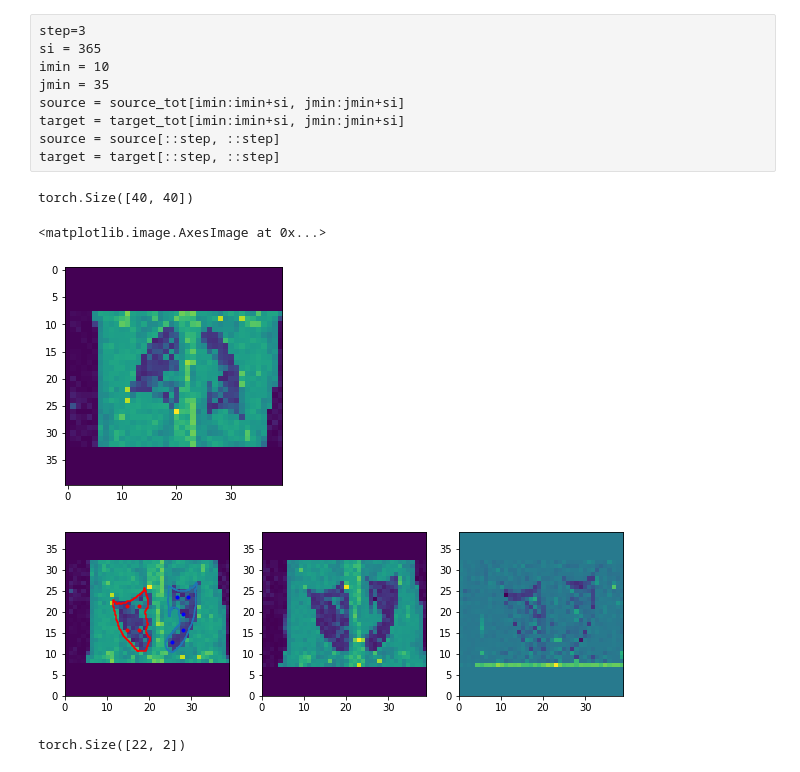
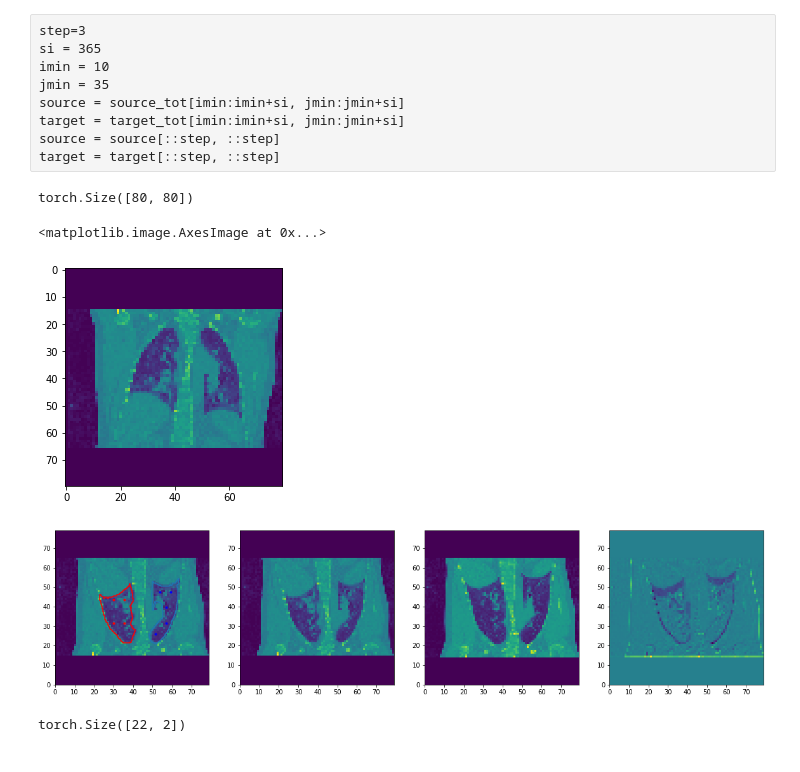
Before and after one commit to bgris/implicitmodules, a Jupyter notebook: script/torch/ImageMatching_Multishape.ipynb, the cells around one changed output. Drawn from its saved outputs; the diff is of its cells as text; code cells hidden in the pictures.

```diff
--- a/script/torch/ImageMatching_Multishape.ipynb
+++ b/script/torch/ImageMatching_Multishape.ipynb
@@ -19,8 +19,8 @@ import imodal as dm
 from imodal.HamiltonianDynamic import Hamiltonian, shoot
 from imodal.MultiShape import MultiShapeHamiltonian
 
-#dm.Utilities.set_compute_backend('keops')
-dm.Utilities.set_compute_backend('torch')
+dm.Utilities.set_compute_backend('keops')
+#dm.Utilities.set_compute_backend('torch')
 # %%
 import pykeops
 #pykeops.clean_pykeops()          # just in case old build files are still present
@@ -67,7 +67,7 @@ target_tot.shape
 # %% [output]
 torch.Size([400, 400])
 # %%
-step=10
+step=5
 source = source_tot[::step, ::step]
 target = target_tot[::step, ::step]
 # %% [raw]
@@ -82,12 +82,12 @@ target = target[::step, ::step]
 # %%
 source.shape
 # %% [output]
-torch.Size([40, 40])
+torch.Size([80, 80])
 # %%
 plt.imshow(source)# - target)
 # %% [output]
 <matplotlib.image.AxesImage at 0x...>
-[figure, old version]
+[figure, new version]
 # %%
 source_deformable_tot = dm.Models.DeformableImage(source_tot, backward=False, extent='match')
 target_deformable_tot = dm.Models.DeformableImage(target_tot, backward=False, extent='match')
@@ -108,32 +108,36 @@ boundary1_pts[:,1] = boundary1_pts[:,1]*source_deformable.extent.ymax
 # %%
 gd0 = torch.tensor([[0.38, 0.55], [0.45, 0.55], [0.38, 0.4], [0.45, 0.4]])
 gd1 = torch.tensor([[0.65, 0.33], [0.72, 0.4], [0.72, 0.5], [0.68, 0.6], [0.75, 0.6]])
 gd0[:,0] = gd0[:,0]*source_deformable.extent.xmax
 gd0[:,1] = gd0[:,1]*source_deformable.extent.ymax
 gd1[:,0] = gd1[:,0]*source_deformable.extent.xmax
 gd1[:,1] = gd1[:,1]*source_deformable.extent.ymax
 
-plt.figure(figsize=(10,10))
+plt.figure(figsize=(20,10))
 
-plt.subplot(1, 3, 1)
+plt.subplot(1, 4, 1)
 plt.imshow(source_deformable.geometry[0], origin='lower', extent=source_deformable.extent.totuple())
 plt.plot(boundary0_pts[:,0], boundary0_pts[:,1], '-r')
 plt.plot(boundary1_pts[:,0], boundary1_pts[:,1], '-')
 plt.plot(gd0[:,0], gd0[:,1], '.r')
 plt.plot(gd1[:,0], gd1[:,1], '.b')
 #plt.colorbar()
 
-plt.subplot(1, 3, 2)
+plt.subplot(1, 4, 2)
+plt.imshow(source_deformable.geometry[0], origin='lower', extent=source_deformable.extent.totuple())
+#plt.colorbar()
+
+plt.subplot(1, 4, 3)
 plt.imshow(target_deformable.geometry[0], origin='lower', extent=source_deformable.extent.totuple())
 #plt.colorbar()
 
 
-plt.subplot(1, 3, 3)
+plt.subplot(1, 4, 4)
 plt.imshow(target_deformable.geometry[0]-source_deformable.geometry[0], origin='lower', extent=source_deformable.extent.totuple())
 
 #plt.colorbar()
 
 plt.show()
 # %% [output]
-[figure, old version]
+[figure, new version]
 # %%
```
Also changed, not shown: parts of 19 cells of this notebook.
